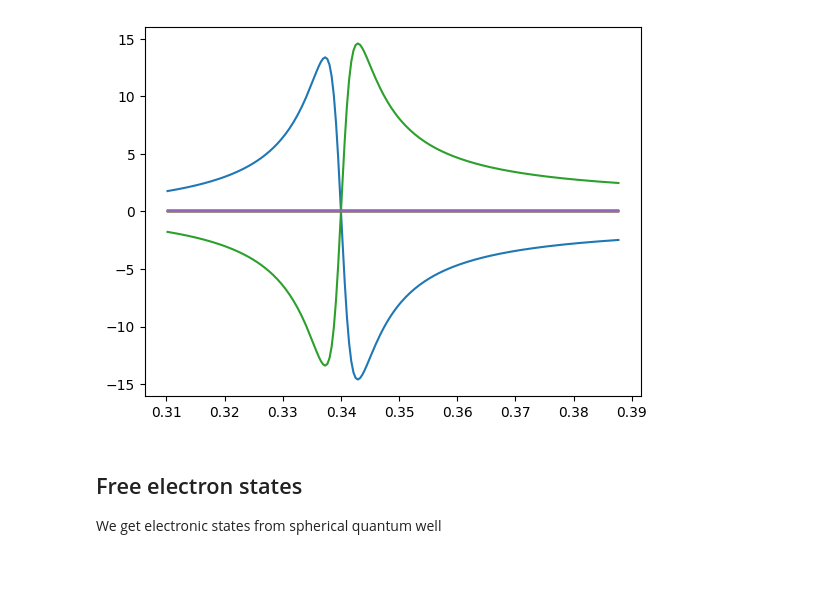
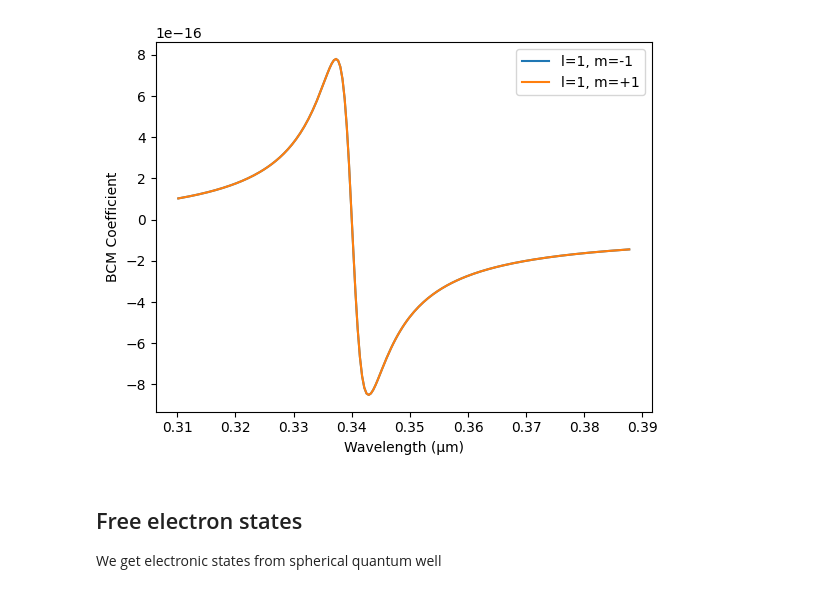
Before and after one commit to PanxoPanza/plytrons, a Jupyter notebook: docs/example_hot_carriers.ipynb, the cells around one changed output. Cells and saved outputs as stored; diff of their text form; code cells hidden in the pictures.

```diff
--- a/docs/example_hot_carriers.ipynb
+++ b/docs/example_hot_carriers.ipynb
@@ -2,6 +2,7 @@
 import numpy as np
 import plytrons.bcm_sphere as bcm
 from plytrons.bcm_sphere import EField, BCMObject
+from plytrons.hot_carriers import lm_to_idx
 from scipy.constants import hbar, eV, speed_of_light
 from scipy.constants import physical_constants
 import matplotlib.pyplot as plt
@@ -11,8 +12,8 @@ Z0, *_ = physical_constants[ "characteristic impedance of vacuum"]
 Z0 = Z0 * eV          # Free space impedance (e/V-s)
 
 # Define geometrical parameters
-D = 5                      # Diameter of spheres (nm)
-lmax = 5                  # Maximum spherical harmonic index
+D = 15                      # Diameter of spheres (nm)
+lmax = 10                  # Maximum spherical harmonic index
 
 # Define Drude model (silver)
 wp = 9.07 * eV / hbar  # rad/s
@@ -121,8 +103,12 @@ for in_idx, obj in enumerate(BCM_objects):
 # %%
-plt.plot(BCM_objects[0].lam_um, BCM_objects[0].BCM_coef.T)
+plt.plot(BCM_objects[0].lam_um, BCM_objects[0].BCM_coef[lm_to_idx(l=1, m=0)].real, label='l=1, m=-1')
+plt.plot(BCM_objects[0].lam_um, BCM_objects[0].BCM_coef[lm_to_idx(l=1, m=0)].real, label='l=1, m=+1')
+plt.legend()
+plt.xlabel('Wavelength (μm)')
+plt.ylabel('BCM Coefficient')
 plt.show()
 # %% [output]
-[figure, old version]
+[figure, new version]
 # %% [markdown]
 ## Free electron states
 
```
Also changed, not shown: parts of 5 cells of this notebook, 2 other files.
